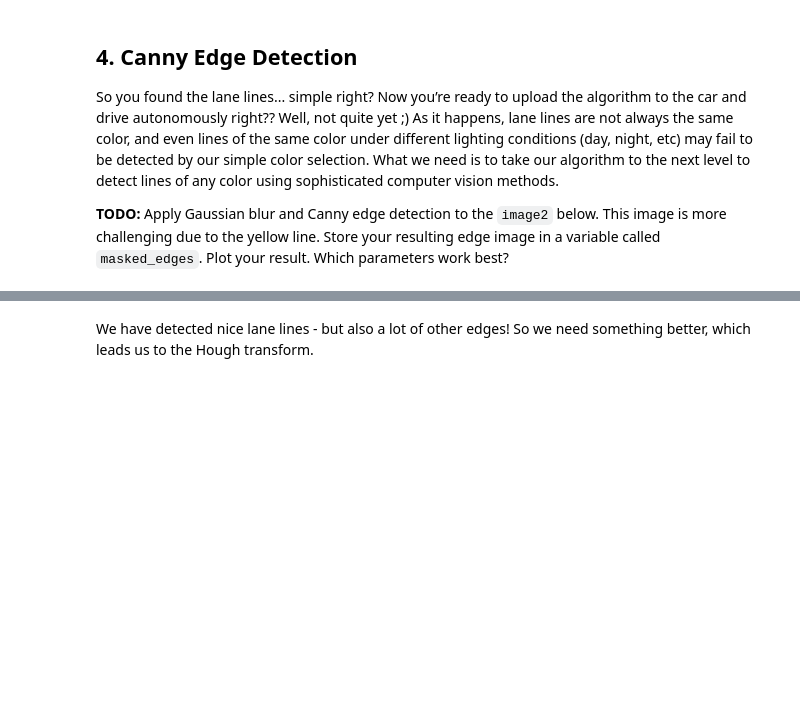
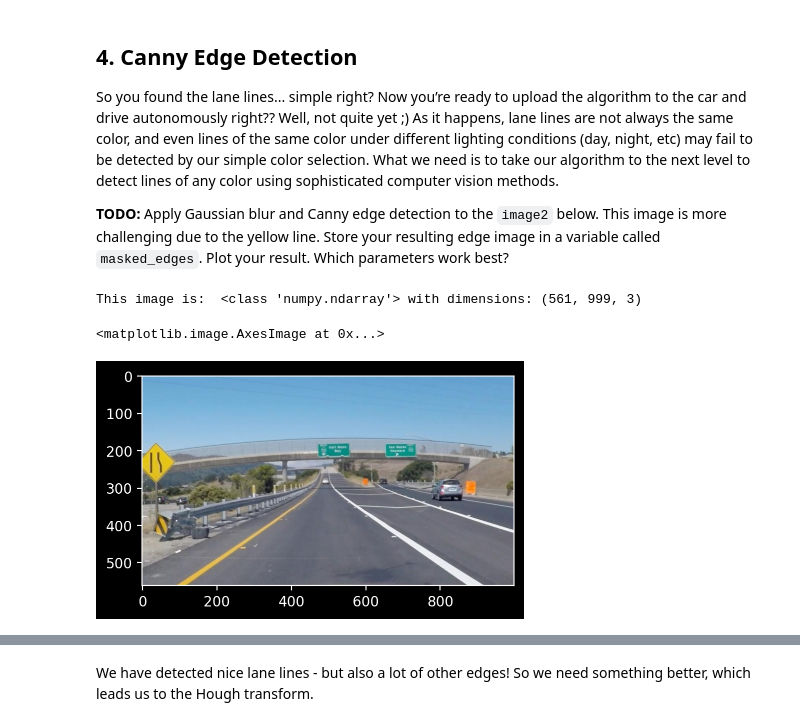
Before and after one commit to hai5rt/MMA-Mustererkennung, a Jupyter notebook: 3 Hough - Transformation/Exercise_Hough__starter.ipynb, the cells around one changed output, grey strips where cells are left out. Cells and saved outputs as stored; diff of their text form; code cells hidden in the pictures; blank space fills up the shorter version.

```diff
--- a/3 Hough - Transformation/Exercise_Hough__starter.ipynb
+++ b/3 Hough - Transformation/Exercise_Hough__starter.ipynb
@@ -201,9 +204,13 @@ What we need is to take our algorithm to the next level to detect lines of any c
 **TODO:** Apply Gaussian blur and Canny edge detection to the `image2` below. This image is more challenging due to the yellow line. Store your resulting edge image in a variable called `masked_edges`. Plot your result. Which parameters work best?
 # %%
 # Read in the image and print some stats
-image2 = mpimg.imread('images/exit-ramp.jpg')
+image2 = mpimg.imread('../images/exit-ramp.jpg')
 gray2 = cv2.cvtColor(image2, cv2.COLOR_RGB2GRAY) #grayscale conversion
 print('This image is: ', type(image2),
          'with dimensions:', image2.shape)
 
 plt.imshow(image2)
+# %% [output]
+This image is:  <class 'numpy.ndarray'> with dimensions: (561, 999, 3)
+<matplotlib.image.AxesImage at 0x...>
+[figure, added]
```
Also changed, not shown: parts of 6 cells of this notebook.
